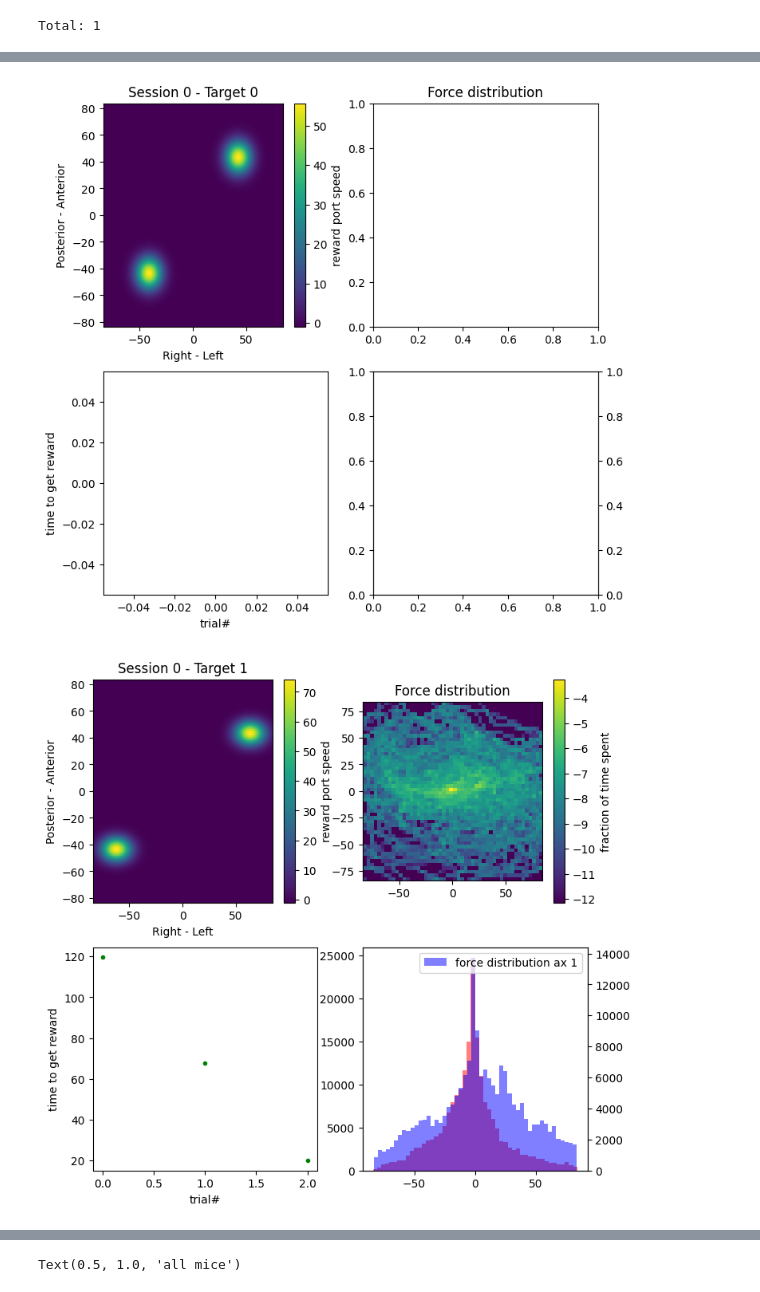
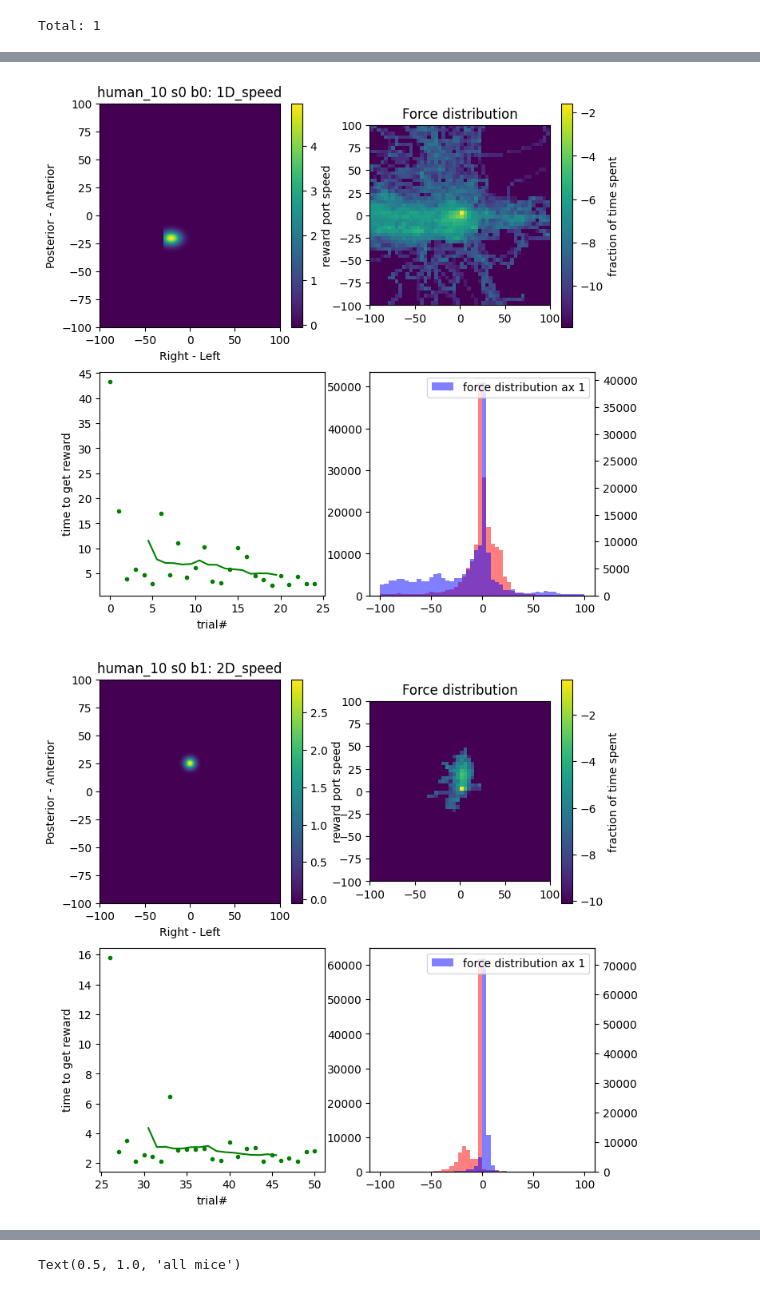
Before and after one commit to rozmar/NDNF-pipeline, a Jupyter notebook: Notebooks/behavior.ipynb, the cells around one changed output, grey strips where cells are left out. Cells and saved outputs as stored; diff of their text form; code cells hidden in the pictures.

Commit message:
updated to reflect new experiment schema structure

```diff
--- a/Notebooks/behavior.ipynb
+++ b/Notebooks/behavior.ipynb
@@ -79,7 +60,9 @@ Text(0, 0.5, 'Number of Trials')
 #subject_id = 'M004'#'mouse_bbenjamin'#'BCI81'
 subject_id = 'mouse_judith'
 #subject_id = 'mouse_bbenjamin'
-subject_id = 'human_attila'
+subject_id = 'human_10'
+
+#subject_id = 'human_2'
 
 available_sessions = (experiment.Session()&{'subject_id':subject_id}).fetch('session')
 trial_nums = []
@@ -139,16 +111,16 @@ len(force_axes)
 # visualize targets, and how forces change over sessions and trials
 import matplotlib.pyplot as plt
 subtract_force_median = False
-force_uniform_range = False
+force_uniform_range = True
 uniform_force_range= np.asarray([-1,1,-1,1])*100
 
 for session_i, session in enumerate(available_sessions):
+    available_blocks,feedback_types = (experiment.Block()&{'subject_id':subject_id,'session':session}).fetch('block','feedback_type')
+    force_axes = (experiment.TaskSettings.ForceAxis()&{'subject_id':subject_id,'session':session}).fetch(as_dict=True)
 
+    for block,feedback_type in zip(available_blocks,feedback_types):
+        task_setting_id,target_force_lut = (experiment.TaskSettings()*experiment.Block() &{'subject_id':subject_id,'session':session,'block':block}).fetch1('task_setting_id','target_force_lut')
 
-
-    task_setting_ids,target_force_luts = (experiment.TaskSettings()&{'subject_id':subject_id,'session':session}).fetch('task_setting_id','target_force_lut')
-    force_axes = (experiment.TaskSettings.ForceAxis()&{'subject_id':subject_id,'session':session}).fetch(as_dict=True)
-    for task_setting_id,target_force_lut in zip(task_setting_ids,target_force_luts):
         fig = plt.figure(figsize=(8,8))
         ax_target_LUT = fig.add_subplot(2,2,1)
         force_axes_dict = {}
@@ -166,14 +138,14 @@ for session_i, session in enumerate(available_sessions):
         plt.xlabel(direction_dict[force_axes_dict[0]['force_direction']])
         plt.ylabel(direction_dict[force_axes_dict[1]['force_direction']])
         plt.colorbar(im_lut,label='reward port speed')
-        plt.title(f'Session {session} - Target {task_setting_id}')
+        plt.title(f'{subject_id} s{session} b{block}: {feedback_type}')
         if force_uniform_range:
             ax_target_LUT.set_xlim([uniform_force_range[0],uniform_force_range[1]])
             ax_target_LUT.set_ylim([uniform_force_range[2],uniform_force_range[3]])
 
 
         ax_performance = fig.add_subplot(2,2,3)
-        rewarded_trial, time_to_reward = (experiment.TrialEvent()*experiment.BehaviorTrial()*experiment.TaskSettings()&{'subject_id':subject_id,'session':session,'trial_event_type':'threshold crossing','task_setting_id':task_setting_id}).fetch('trial','trial_event_time')    #break
+        rewarded_trial, time_to_reward = (experiment.TrialEvent()*experiment.BehaviorTrial()*experiment.Block()&{'subject_id':subject_id,'session':session,'trial_event_type':'threshold crossing','block':block}).fetch('trial','trial_event_time')    #break
         ax_performance.set_xlabel('trial#')
         ax_performance.plot(rewarded_trial,time_to_reward,'g.')
         if len(rewarded_trial)>10:
@@ -183,8 +155,8 @@ for session_i, session in enumerate(available_sessions):
         ax_performance.set_ylabel('time to get reward')
 
         ax_force_hist = fig.add_subplot(2,2,2)
-        force_traces_0_ = (experiment.TrialForceTrace.TrialForceAxis()*experiment.BehaviorTrial()*experiment.TaskSettings()&{'subject_id':subject_id,'session':session,'force_axis_idx':0,'task_setting_id':task_setting_id}).fetch('force_trace_value')
-        force_traces_1_ = (experiment.TrialForceTrace.TrialForceAxis()*experiment.BehaviorTrial()*experiment.TaskSettings() &{'subject_id':subject_id,'session':session,'force_axis_idx':1,'task_setting_id':task_setting_id}).fetch('force_trace_value')
+        force_traces_0_ = (experiment.TrialForceTrace.TrialForceAxis()*experiment.BehaviorTrial()*experiment.Block()&{'subject_id':subject_id,'session':session,'force_axis_idx':0,'block':block}).fetch('force_trace_value')
+        force_traces_1_ = (experiment.TrialForceTrace.TrialForceAxis()*experiment.BehaviorTrial()*experiment.Block() &{'subject_id':subject_id,'session':session,'force_axis_idx':1,'block':block}).fetch('force_trace_value')
         if subtract_force_median:
             f0_baseline = np.median(np.concatenate(force_traces_0_))
             f1_baseline = np.median(np.concatenate(force_traces_1_))
@@ -210,32 +182,32 @@ for session_i, session in enumerate(available_sessions):
         try:
             forcehist,binx,biny = np.histogram2d(np.concatenate(force_traces_0),
                                                 np.concatenate(force_traces_1),
                                                 range=histrange,
                                                 bins=50)
             forcehist_all = forcehist.copy()
             forcehist = np.log(forcehist/sum(forcehist.flatten()))
             forcehist_ = forcehist.copy()
             forcehist_ [np.isinf(forcehist )] = 0
             forcehist[np.isinf(forcehist)] = np.nanmin(forcehist_.flatten())
             im_hist = ax_force_hist.imshow(forcehist,
                                         extent = [binx[0],binx[-1],biny[0],biny[-1]],
                                             alpha = 1)
             plt.colorbar(im_hist,label = 'fraction of time spent')
         except:
             pass
 
         plt.title('Force distribution')
 
         ax_force_hist_1d = fig.add_subplot(2,2,4)
         ax_force_hist_1d_2 = ax_force_hist_1d.twinx()
         try:
             ax_force_hist_1d.hist(np.concatenate(force_traces_0),binx,color = 'red',alpha = .5,label = 'force distribution ax 0')
             ax_force_hist_1d_2.hist(np.concatenate(force_traces_1),biny,color = 'blue',alpha = .5,label = 'force distribution ax 1')
             plt.legend()
             plt.xlabel('Force values')
         except:
             pass
         #ax_performance.set_yscale('log')
 # %% [output]
-[figure, old version]
+[figure, new version]
-[figure, old version]
+[figure, new version]
```
Also changed, not shown: parts of 11 cells of this notebook.
